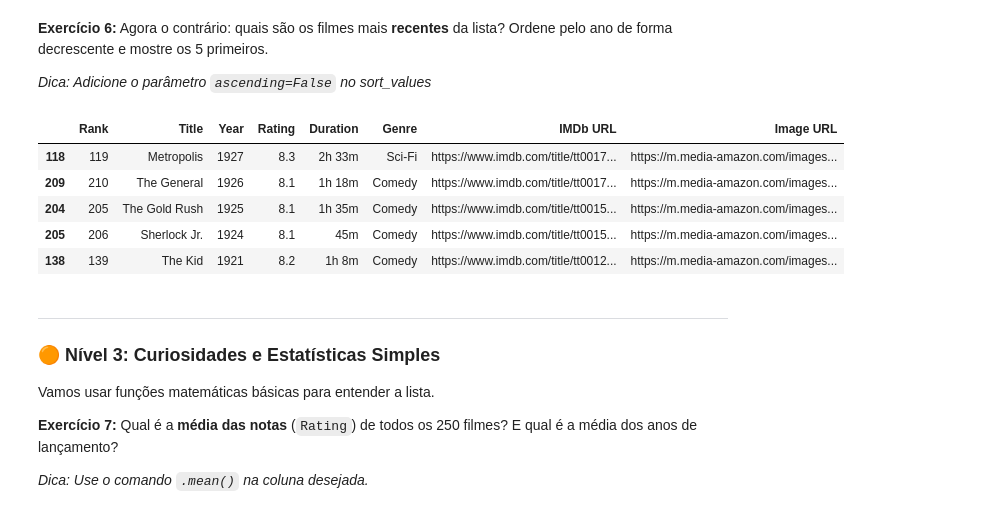
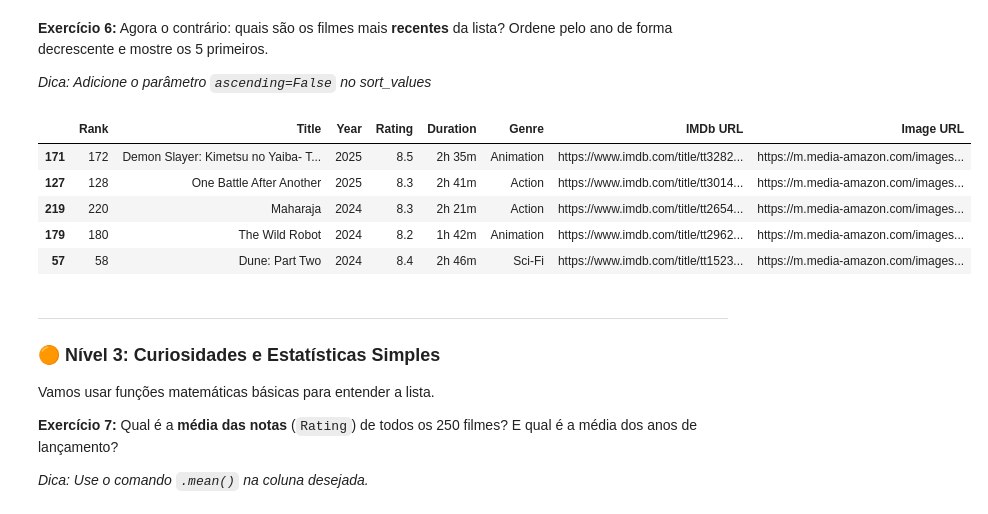
Before and after one commit to OVITIN001/Repositorio_MaterialComplementar_EAD, a Jupyter notebook: Modulo_3/Exercicios_IMDb.ipynb, the cells around one changed output. Saved outputs shown, nothing was run; the diff lists cells and outputs as text; code cells hidden in the pictures.

```diff
--- a/Modulo_3/Exercicios_IMDb.ipynb
+++ b/Modulo_3/Exercicios_IMDb.ipynb
@@ -94,14 +94,14 @@ Agora o contrário: quais são os filmes mais **recentes** da lista? Ordene pelo
 *Dica: Adicione o parâmetro `ascending=False` no sort_values*
 # %%
 # Seu código aqui
-df.sort_values(by='Year',ascending=False).tail()
+df.sort_values(by='Year',ascending=False).head()
 # %% [output]
 |  | Rank | Title | Year | Rating | Duration | Genre | IMDb URL | Image URL |
-| 118 | 119 | Metropolis | 1927 | 8.3 | 2h 33m | Sci-Fi | https://www.imdb.com/title/tt0017... | https://m.media-amazon.com/images... |
-| 209 | 210 | The General | 1926 | 8.1 | 1h 18m | Comedy | https://www.imdb.com/title/tt0017... | https://m.media-amazon.com/images... |
-| 204 | 205 | The Gold Rush | 1925 | 8.1 | 1h 35m | Comedy | https://www.imdb.com/title/tt0015... | https://m.media-amazon.com/images... |
-| 205 | 206 | Sherlock Jr. | 1924 | 8.1 | 45m | Comedy | https://www.imdb.com/title/tt0015... | https://m.media-amazon.com/images... |
-| 138 | 139 | The Kid | 1921 | 8.2 | 1h 8m | Comedy | https://www.imdb.com/title/tt0012... | https://m.media-amazon.com/images... |
+| 171 | 172 | Demon Slayer: Kimetsu no Yaiba- T... | 2025 | 8.5 | 2h 35m | Animation | https://www.imdb.com/title/tt3282... | https://m.media-amazon.com/images... |
+| 127 | 128 | One Battle After Another | 2025 | 8.3 | 2h 41m | Action | https://www.imdb.com/title/tt3014... | https://m.media-amazon.com/images... |
+| 219 | 220 | Maharaja | 2024 | 8.3 | 2h 21m | Action | https://www.imdb.com/title/tt2654... | https://m.media-amazon.com/images... |
+| 179 | 180 | The Wild Robot | 2024 | 8.2 | 1h 42m | Animation | https://www.imdb.com/title/tt2962... | https://m.media-amazon.com/images... |
+| 57 | 58 | Dune: Part Two | 2024 | 8.4 | 2h 46m | Sci-Fi | https://www.imdb.com/title/tt1523... | https://m.media-amazon.com/images... |
 # %% [markdown]
 ---
 ### 🟠 Nível 3: Curiosidades e Estatísticas Simples
```
Also changed, not shown: parts of 2 cells of this notebook.
